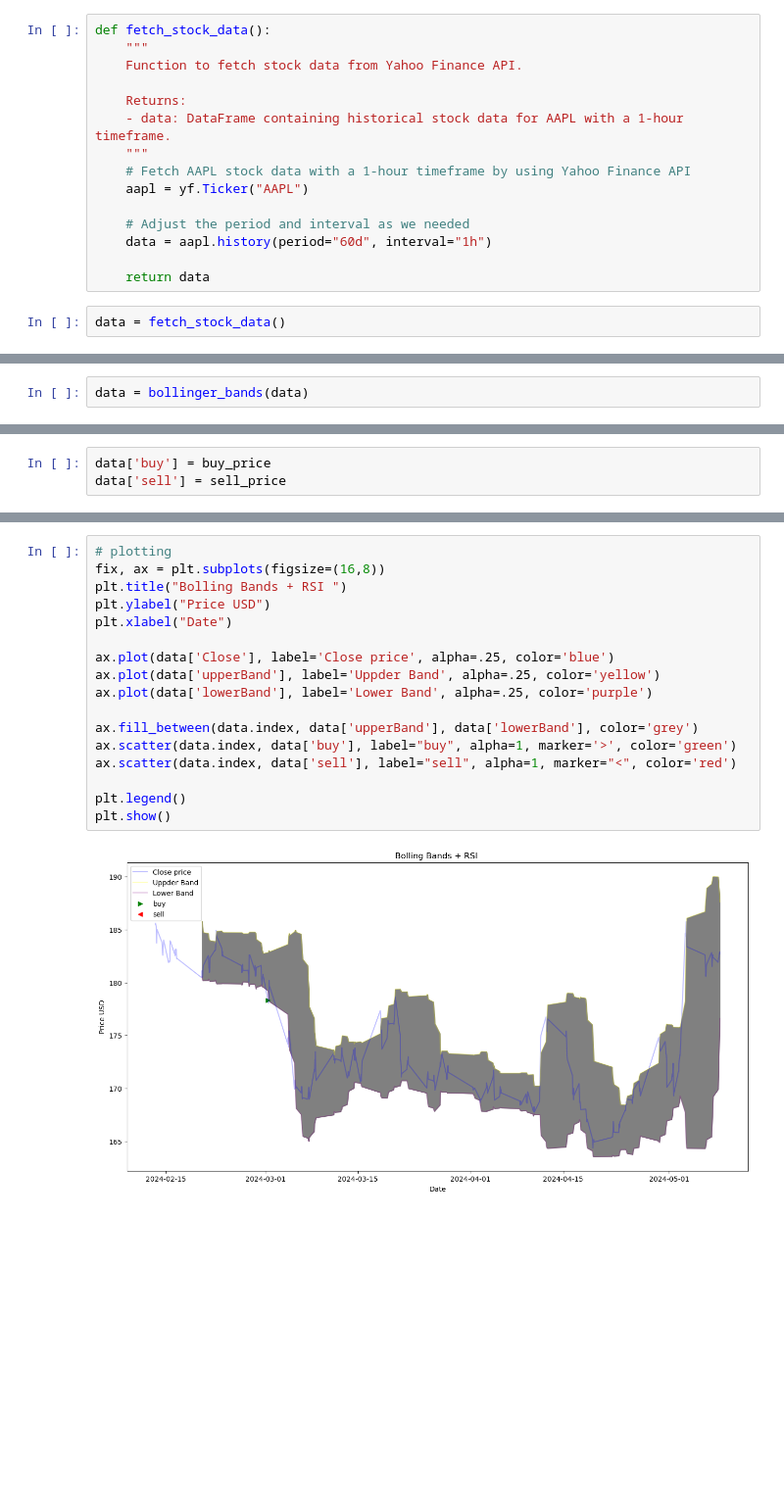
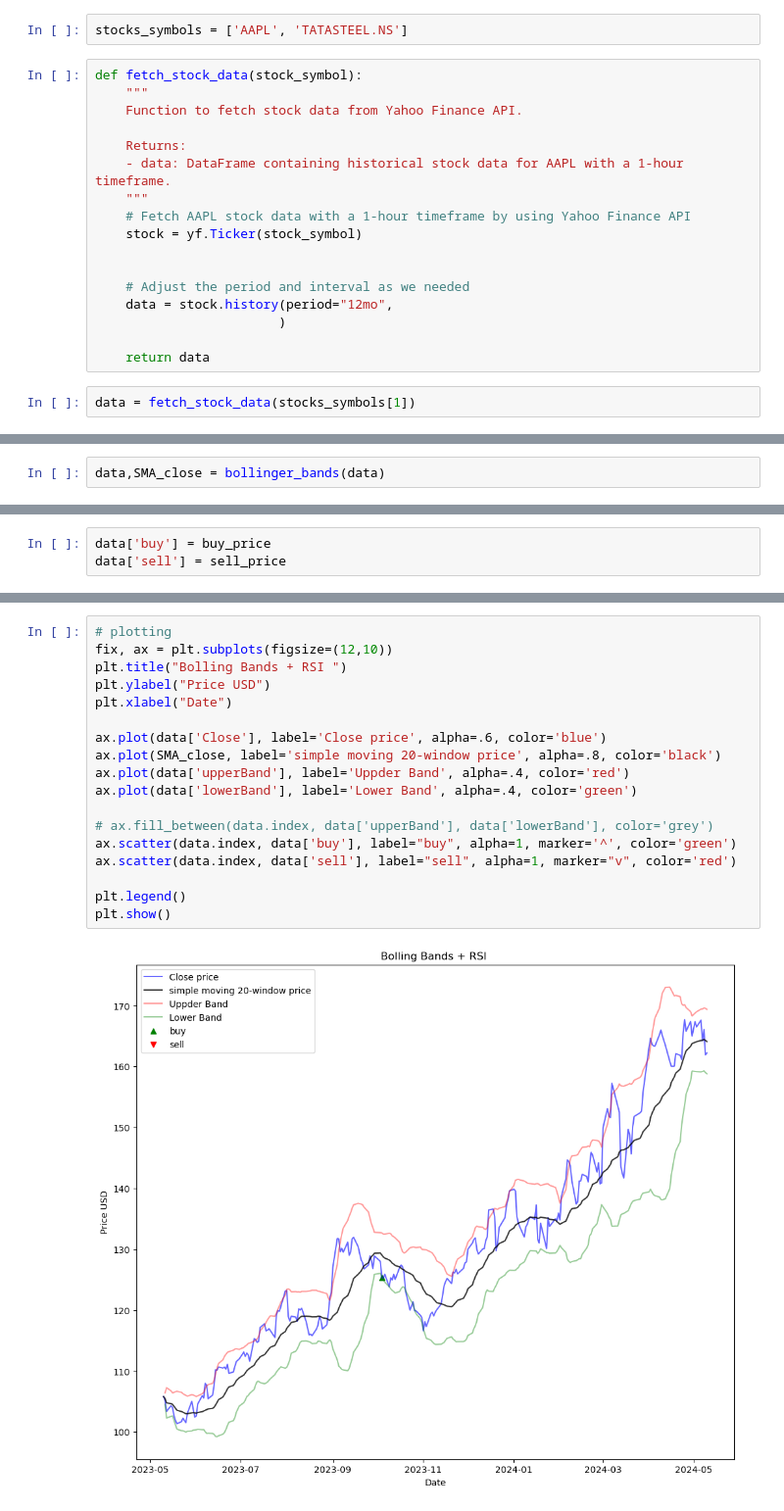
Before and after one commit to waleedtarazi/bollingerSkilleeHub, a Jupyter notebook: skileehub.ipynb, the cells around one changed output, grey strips where cells are left out. Shown at 98% size. Drawn from its saved outputs; the diff is of its cells as text; blank space fills up the shorter version.

Commit message:
upper/lower bands fixed

```diff
--- a/skileehub.ipynb
+++ b/skileehub.ipynb
@@ -91,8 +95,10 @@ def strategy(data):
             sell_price.append(np.nan)
 
     return buy_price, sell_price
+# %%
+stocks_symbols = ['AAPL', 'TATASTEEL.NS']
 # %%
-def fetch_stock_data():
+def fetch_stock_data(stock_symbol):
     """
     Function to fetch stock data from Yahoo Finance API.
 
@@ -100,11 +106,13 @@ def fetch_stock_data():
     - data: DataFrame containing historical stock data for AAPL with a 1-hour timeframe.
     """
     # Fetch AAPL stock data with a 1-hour timeframe by using Yahoo Finance API
-    aapl = yf.Ticker("AAPL")
+    stock = yf.Ticker(stock_symbol)
+
 
     # Adjust the period and interval as we needed
-    data = aapl.history(period="60d", interval="1h")
+    data = stock.history(period="12mo",
+                        )
 
     return data
 # %%
-data = fetch_stock_data()
+data = fetch_stock_data(stocks_symbols[1])
@@ -121,2 +137,2 @@ data.head()
 # %%
-data = bollinger_bands(data)
+data,SMA_close = bollinger_bands(data)
@@ -170,19 +204,20 @@ data.head()
 # %%
 # plotting
-fix, ax = plt.subplots(figsize=(16,8))
+fix, ax = plt.subplots(figsize=(12,10))
 plt.title("Bolling Bands + RSI ")
 plt.ylabel("Price USD")
 plt.xlabel("Date")
 
-ax.plot(data['Close'], label='Close price', alpha=.25, color='blue')
-ax.plot(data['upperBand'], label='Uppder Band', alpha=.25, color='yellow')
-ax.plot(data['lowerBand'], label='Lower Band', alpha=.25, color='purple')
+ax.plot(data['Close'], label='Close price', alpha=.6, color='blue')
+ax.plot(SMA_close, label='simple moving 20-window price', alpha=.8, color='black')
+ax.plot(data['upperBand'], label='Uppder Band', alpha=.4, color='red')
+ax.plot(data['lowerBand'], label='Lower Band', alpha=.4, color='green')
 
-ax.fill_between(data.index, data['upperBand'], data['lowerBand'], color='grey')
-ax.scatter(data.index, data['buy'], label="buy", alpha=1, marker='>', color='green')
-ax.scatter(data.index, data['sell'], label="sell", alpha=1, marker="<", color='red')
+# ax.fill_between(data.index, data['upperBand'], data['lowerBand'], color='grey')
+ax.scatter(data.index, data['buy'], label="buy", alpha=1, marker='^', color='green')
+ax.scatter(data.index, data['sell'], label="sell", alpha=1, marker="v", color='red')
 
 plt.legend()
 plt.show()
 # %% [output]
-[figure, old version]
+[figure, new version]
```
Also changed, not shown: parts of 10 cells of this notebook.
